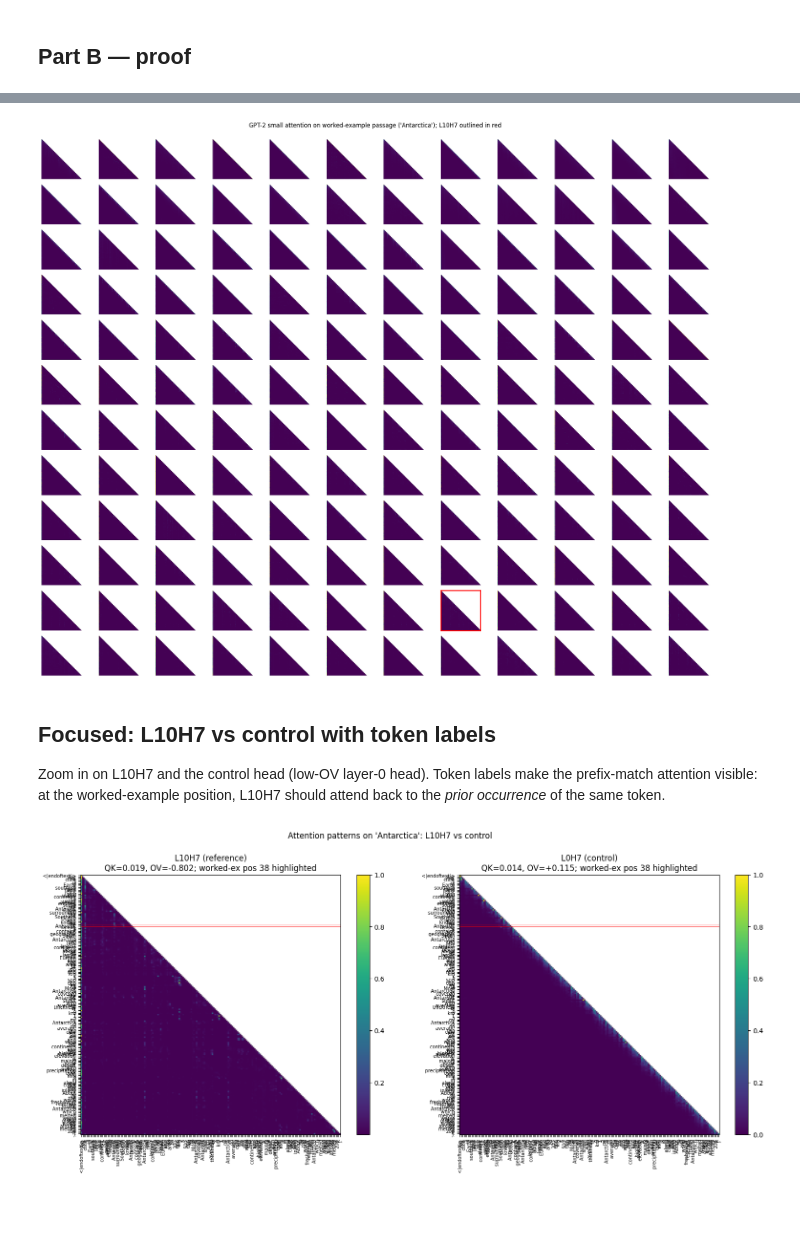
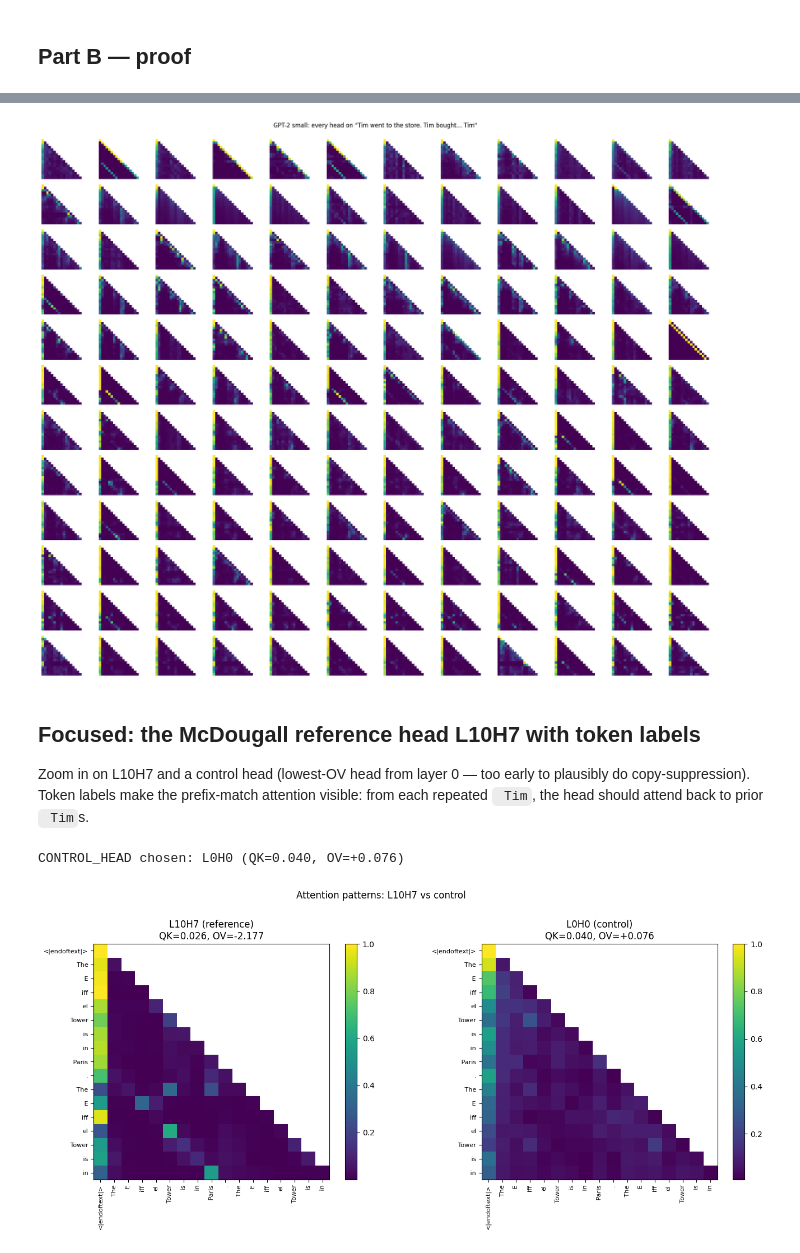
Before and after one commit to cam-berger/pythia-motif-emergence, a Jupyter notebook: notebooks/copy_suppression_proof.ipynb, the cells around one changed output, grey strips where cells are left out. Saved outputs shown, nothing was run; the diff lists cells and outputs as text; code cells hidden in the pictures; blank space fills up the shorter version.

```diff
--- a/notebooks/copy_suppression_proof.ipynb
+++ b/notebooks/copy_suppression_proof.ipynb
@@ -54,6 +46,5 @@ def upper_tri_mask(n: int) -> np.ndarray:
     return torch.triu(torch.ones(n, n), diagonal=1).bool().numpy()
 
 REFERENCE_HEAD = (10, 7)        # the McDougall paper's L10H7
-QK_STRICT = 0.3                 # pre-registered McDougall threshold
-QK_CALIBRATED = 0.05            # HYPOTHESIS.md amendment 2026-05-05
+QK_THRESHOLD = 0.3
 OV_THRESHOLD = 0.0
@@ -329,8 +265,9 @@ All 144 heads' attention patterns on the worked-example passage. Watch for off-d
 # %%
 _, attn_cache = model.run_with_cache(
-    tokens_2d, names_filter=lambda n: n.endswith('hook_pattern'), return_type=None
+    tokens, names_filter=lambda n: n.endswith('hook_pattern'), return_type=None
 )
-n_tok = len(EX_STR_TOKENS)
+
+n_tok = len(str_tokens)
 tri_mask = upper_tri_mask(n_tok)
 
 fig = plt.figure(figsize=(20, 16))
@@ -338,48 +275,47 @@ for layer in range(n_layers):
     pat_layer = attn_cache[f'blocks.{layer}.attn.hook_pattern']
     for h in range(n_heads):
         ax = fig.add_subplot(n_layers, n_heads, n_heads * layer + h + 1)
-        a = pat_layer[0, h, :n_tok, :n_tok].detach().cpu().float().numpy()
+        a = pat_layer[0, h].detach().cpu().float().numpy()
         a_masked = np.ma.masked_array(a, tri_mask)
         ax.imshow(a_masked)
         ax.axis('off')
-        if (layer, h) == REFERENCE_HEAD:
-            for spine in ax.spines.values():
-                spine.set_edgecolor('red')
-                spine.set_linewidth(2)
-            ax.axis('on')
-            ax.set_xticks([]); ax.set_yticks([])
-fig.suptitle(f'GPT-2 small attention on worked-example passage '
-             f'({EX_TITLE!r}); L10H7 outlined in red', y=1.0)
+fig.suptitle('GPT-2 small: every head on "Tim went to the store. Tim bought... Tim"', y=1.0)
 plt.tight_layout()
 plt.show()
 # %% [output]
-[figure, old version]
+[figure, new version]
 # %% [markdown]
-## Focused: L10H7 vs control with token labels
+## Focused: the McDougall reference head L10H7 with token labels
 
-Zoom in on L10H7 and the control head (low-OV layer-0 head). Token labels make the prefix-match attention visible: at the worked-example position, L10H7 should attend back to the *prior occurrence* of the same token.
+Zoom in on L10H7 and a control head (lowest-OV head from layer 0 — too early to plausibly do copy-suppression). Token labels make the prefix-match attention visible: from each repeated ` Tim`, the head should attend back to prior ` Tim`s.
 # %%
-fig, axes = plt.subplots(1, 2, figsize=(16, 7))
+L_ref, H_ref = REFERENCE_HEAD
+# Pick a layer-0 head with neutral OV as a control.
+layer0_ov = result.ov_scores[0].numpy()
+control_head_idx = int(np.argmin(np.abs(layer0_ov)))  # OV closest to 0
+CONTROL_HEAD = (0, control_head_idx)
+print(f'CONTROL_HEAD chosen: L{CONTROL_HEAD[0]}H{CONTROL_HEAD[1]} '
+      f'(QK={result.qk_scores[CONTROL_HEAD].item():.3f}, '
+      f'OV={result.ov_scores[CONTROL_HEAD].item():+.3f})')
+
+fig, axes = plt.subplots(1, 2, figsize=(14, 6))
 for ax, (layer, head) in zip(axes, [REFERENCE_HEAD, CONTROL_HEAD]):
-    pat = attn_cache[f'blocks.{layer}.attn.hook_pattern'][0, head, :n_tok, :n_tok]
+    pat = attn_cache[f'blocks.{layer}.attn.hook_pattern'][0, head]
     a = pat.detach().cpu().float().numpy()
     a_masked = np.ma.masked_array(a, tri_mask)
     label_extra = ' (reference)' if (layer, head) == REFERENCE_HEAD else ' (control)'
     im = ax.imshow(a_masked)
     ax.set_xticks(range(n_tok))
     ax.set_yticks(range(n_tok))
-    ax.set_xticklabels(EX_STR_TOKENS, rotation=90, fontsize=7)
-    ax.set_yticklabels(EX_STR_TOKENS, fontsize=7)
-    # Highlight the worked-example query position.
-    ax.axhline(EX_POS - 0.5, color='red', linewidth=0.8, alpha=0.6)
-    ax.axhline(EX_POS + 0.5, color='red', linewidth=0.8, alpha=0.6)
+    ax.set_xticklabels(str_tokens, rotation=90, fontsize=8)
+    ax.set_yticklabels(str_tokens, fontsize=8)
     ax.set_title(f'L{layer}H{head}{label_extra}\n'
                  f'QK={result.qk_scores[layer, head].item():.3f}, '
-                 f'OV={result.ov_scores[layer, head].item():+.3f}; '
-                 f'worked-ex pos {EX_POS} highlighted')
+                 f'OV={result.ov_scores[layer, head].item():+.3f}')
     plt.colorbar(im, ax=ax, fraction=0.046)
-fig.suptitle(f'Attention patterns on {EX_TITLE!r}: L10H7 vs control', y=1.02)
+fig.suptitle('Attention patterns: L10H7 vs control', y=1.02)
 plt.tight_layout()
 plt.show()
 # %% [output]
+CONTROL_HEAD chosen: L0H0 (QK=0.040, OV=+0.076)
-[figure, old version]
+[figure, new version]
```
Also changed, not shown: parts of 28 cells of this notebook, 2 other files.
